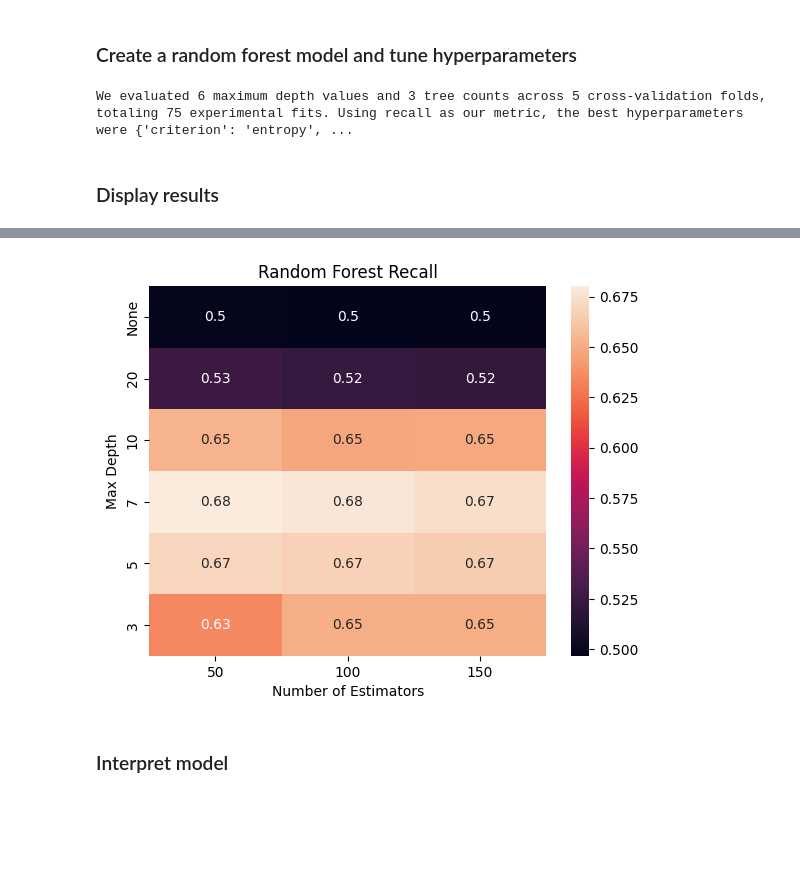
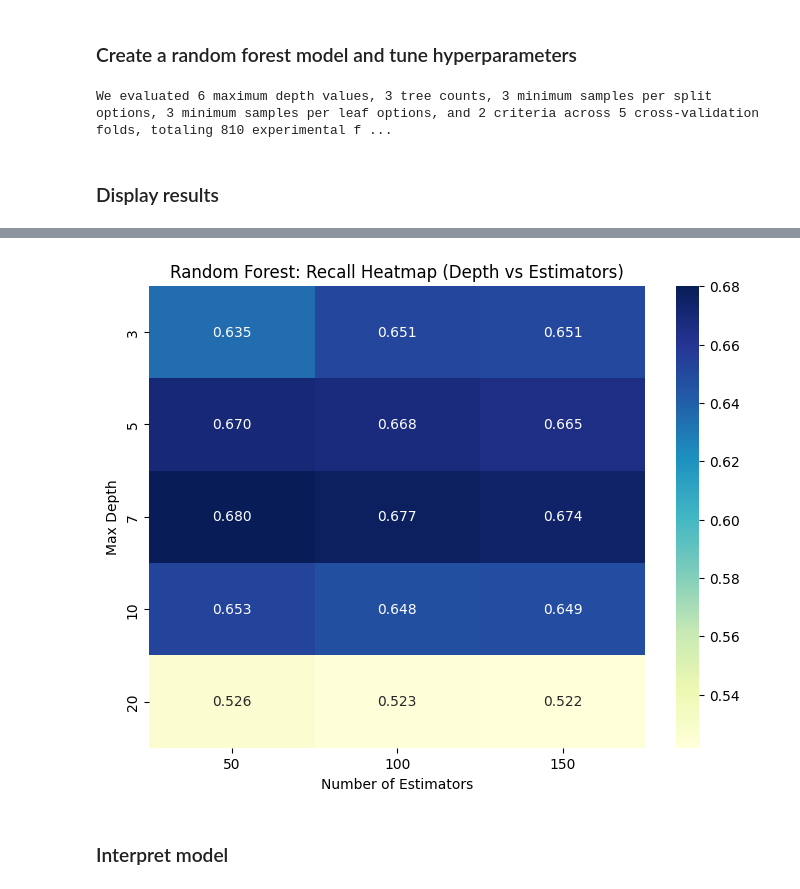
Before and after one commit to amylin1249/nypd-enforcement-gap, a Jupyter notebook: src/train_nonlinear_model.ipynb, the cells around one changed output, grey strips where cells are left out. Cells and saved outputs as stored; diff of their text form; code cells hidden in the pictures; blank space fills up the shorter version.

Commit message:
Cleaned up new hyperparameters, added decision tree printout

```diff
--- a/src/train_nonlinear_model.ipynb
+++ b/src/train_nonlinear_model.ipynb
@@ -50,13 +51,11 @@ dt = DecisionTreeClassifier(class_weight="balanced", random_state=123)
 # Define how data should be split, using a specified seed
 cv_split = KFold(n_splits=5, shuffle=True, random_state=123)
 
-# Define parameter grid for hyperparameter tuning
+#Define parameter grid for hyperparameter tuning
 param_grid_dt = {
-    "max_depth": [3, 5, 7, 10, 20, None],
-    "min_samples_split" : [2, 5, 10],
-    "min_samples_leaf" :[1, 2, 4],
+    "max_depth": [3, 5, 7, 10, 20, 50, None],
     "criterion": ["gini", "entropy"]
-    }
+}
 
 scoring = ["accuracy", "precision", "recall", "f1"]
 
@@ -74,5 +73,5 @@ dt_grid_search = GridSearchCV(
 # Run GridSearchCV
 dt_grid_search.fit(X_train, y_train)
 
-print(f"We evaluated 6 maximum depth values across 5 cross-validation folds, totaling 25 experimental fits. Using recall as our metric, the best hyperparameter was {dt_grid_search.best_params_}, which achieved a score of {dt_grid_search.best_score_:.2f}.")
+print(f"We evaluated 7 maximum depth values and 2 criteria across 5 cross-validation folds, totaling 70 experimental fits. Using recall as our metric, the best hyperparameters were {dt_grid_search.best_params_}, which achieved a score of {dt_grid_search.best_score_:.2f}.")
 # %% [output]
@@ -210,16 +222,15 @@ weighted avg       0.74      0.58      0.62      5238
 # Initialize random forest model
 rf = RandomForestClassifier(class_weight="balanced_subsample", random_state=123)
 
-# Define parameter grid for hyperparameter tuning
 param_grid_rf = {
     "max_depth": [3, 5, 7, 10, 20, None],
     "n_estimators": [50, 100, 150],
-    "min_samples_split" : [2, 5, 10],
-    "min_samples_leaf" :[1, 2, 4],
+    "min_samples_split": [2, 5, 10],
+    "min_samples_leaf": [1, 2, 4],
     "criterion": ["gini", "entropy"]
 }
 
-# Initialize GridSearchCV, with tuning based on recall (our primary metric)
+# Initialize GridSearchCV
 rf_grid_search = GridSearchCV(
     rf,
     param_grid=param_grid_rf,
@@ -233,9 +244,10 @@ rf_grid_search = GridSearchCV(
 # Run GridSearchCV
 rf_grid_search.fit(X_train, y_train)
 
-print(f"We evaluated 6 maximum depth values and 3 tree counts across 5 cross-validation folds, totaling 75 experimental fits. Using recall as our metric, the best hyperparameters were {rf_grid_search.best_params_}, which achieved a score of {rf_grid_search.best_score_:.2f}.")
+
+print(f"We evaluated 6 maximum depth values, 3 tree counts, 3 minimum samples per split options, 3 minimum samples per leaf options, and 2 criteria across 5 cross-validation folds, totaling 810 experimental fits. Using recall as our metric, the best hyperparameters were {rf_grid_search.best_params_}, which achieved a score of {rf_grid_search.best_score_:.4f}.")
 # %% [output]
-We evaluated 6 maximum depth values and 3 tree counts across 5 cross-validation folds, totaling 75 experimental fits. Using recall as our metric, the best hyperparameters were {'criterion': 'entropy', ...
+We evaluated 6 maximum depth values, 3 tree counts, 3 minimum samples per split options, 3 minimum samples per leaf options, and 2 criteria across 5 cross-validation folds, totaling 810 experimental f ...
 # %% [markdown]
 ### Display results
 # %%
@@ -250,52 +262,41 @@ rf_results_table = rf_grid_search_results[[
     "mean_test_accuracy", "rank_test_accuracy",
     "mean_test_precision", "rank_test_precision",
     "mean_test_recall", "rank_test_recall",
     "mean_test_f1", "rank_test_f1"]].copy()
 
 print(rf_results_table.to_string(index=False, float_format="%.2f"))
 
-plt.figure()
-
-max_depth_order = ["None", "20", "10", "7", "5", "3"]
-
-rf_grid_search_results["param_max_depth"] = pd.Categorical(
-    rf_grid_search_results["param_max_depth"].fillna("None").astype(str),
-    categories=max_depth_order,
-    ordered=True
+results_pivot = rf_grid_search_results.pivot_table(
+    index="param_max_depth",
+    columns="param_n_estimators",
+    values="mean_test_recall"
 )
 
-rf_plot = rf_grid_search_results.pivot_table(
-    index="param_max_depth",
-    columns="param_n_estimators",
-    values="mean_test_recall",
-    aggfunc="mean"
-)
-
-
-seaborn.heatmap(rf_plot, annot=True)
-plt.title("Random Forest Recall")
+plt.figure(figsize=(8, 6))
+seaborn.heatmap(results_pivot, annot=True, cmap="YlGnBu", fmt=".3f")
+plt.title("Random Forest: Recall Heatmap (Depth vs Estimators)")
 plt.xlabel("Number of Estimators")
 plt.ylabel("Max Depth")
 plt.show()
 # %% [output]
 param_max_depth  param_n_estimators  param_min_samples_split  param_min_samples_leaf param_criterion  mean_test_accuracy  rank_test_accuracy  mean_test_precision  rank_test_precision  mean_test_recall ...
               3                  50                        2                       1            gini                0.60                 136                 0.30                  162              0.63 ...
               3                 100                        2                       1            gini                0.59                 196                 0.30                  233              0.65 ...
               3                 150                        2                       1            gini                0.59                 198                 0.30                  228              0.65 ...
               3                  50                        5                       1            gini                0.60                 138                 0.30                  164              0.63 ...
               3                 100                        5                       1            gini                0.59                 196                 0.30                  233              0.65 ...
               3                 150                        5                       1            gini                0.59                 198                 0.30                  228              0.65 ...
               3                  50                       10                       1            gini                0.60                 154                 0.30                  168              0.64 ...
               3                 100                       10                       1            gini                0.59                 207                 0.30                  237              0.65 ...
               3                 150                       10                       1            gini                0.59                 213                 0.30                  266              0.65 ...
               3                  50                        2                       2            gini                0.60                 137                 0.30                  163              0.63 ...
               3                 100                        2                       2            gini                0.59                 194                 0.30                  225              0.65 ...
 ... (309 lines left out)
            None                 150                        5                       4         entropy                0.64                  83                 0.32                   84              0.57 ...
            None                  50                       10                       4         entropy                0.64                  73                 0.32                   80              0.56 ...
            None                 100                       10                       4         entropy                0.64                  82                 0.32                   86              0.56 ...
            None                 150                       10                       4         entropy                0.64                  78                 0.32                   75              0.57 ...
-[figure, old version]
+[figure, new version]
 # %% [markdown]
 ### Interpret model
 # %%
```
Also changed, not shown: parts of 8 cells of this notebook.
